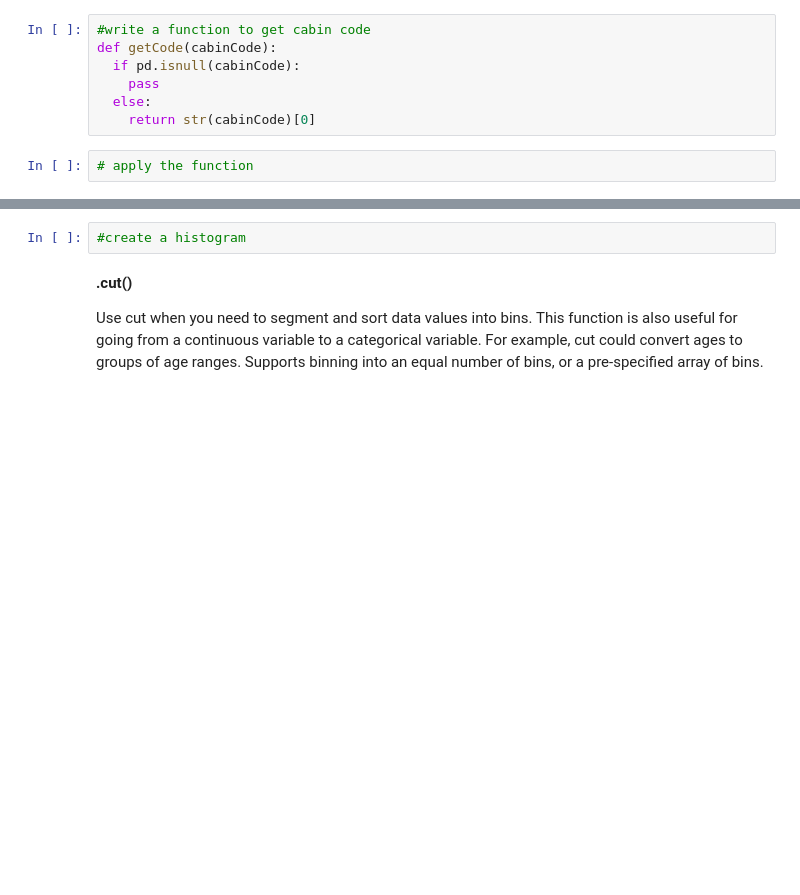
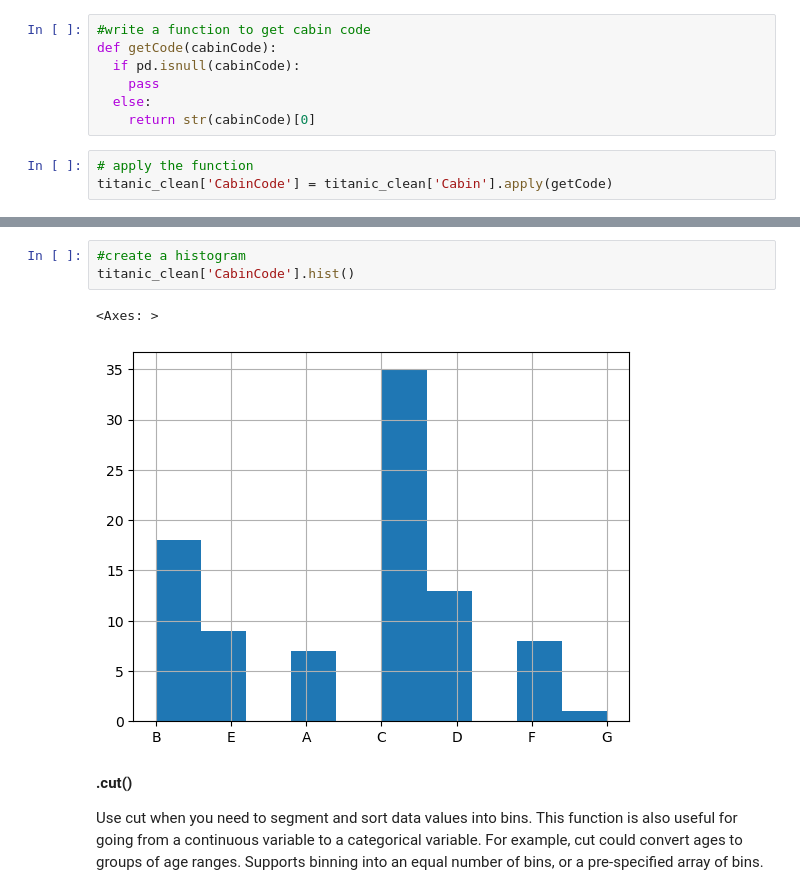
Before and after one commit to Mr-Kesh/INFO2201_SummerNotes, a Jupyter notebook: Week 6/Day 1/w6d1_EDAintro.ipynb, the cells around one changed output, grey strips where cells are left out. Drawn from its saved outputs; the diff is of its cells as text; blank space fills up the shorter version.

```diff
--- a/Week 6/Day 1/w6d1_EDAintro.ipynb
+++ b/Week 6/Day 1/w6d1_EDAintro.ipynb
@@ -120,5 +413,6 @@ def getCode(cabinCode):
     return str(cabinCode)[0]
 # %%
 # apply the function
+titanic_clean['CabinCode'] = titanic_clean['Cabin'].apply(getCode)
 # %%
 # get the value counts
@@ -125,5 +440,9 @@ def getCode(cabinCode):
 # %%
 #create a histogram
+titanic_clean['CabinCode'].hist()
+# %% [output]
+<Axes: >
+[figure, added]
 # %% [markdown]
 **.cut()**
 
```
Also changed, not shown: parts of 51 cells of this notebook, 4 other files.
